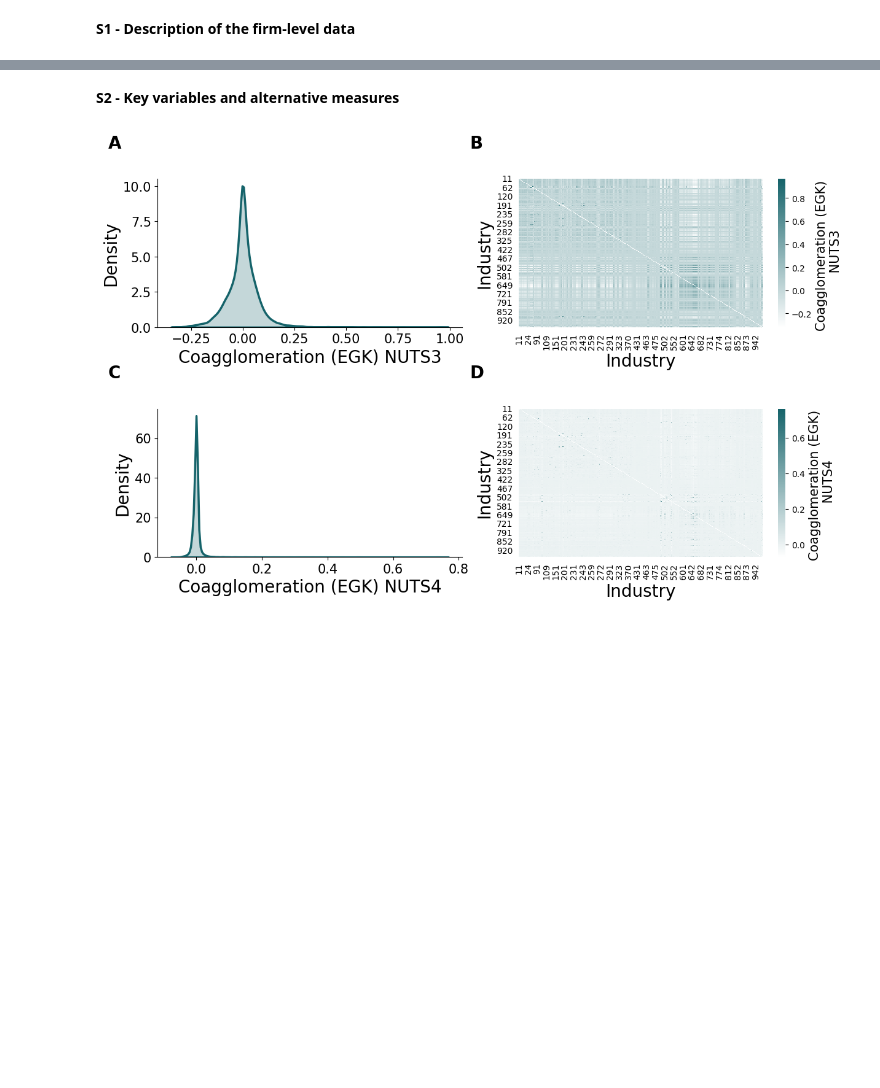
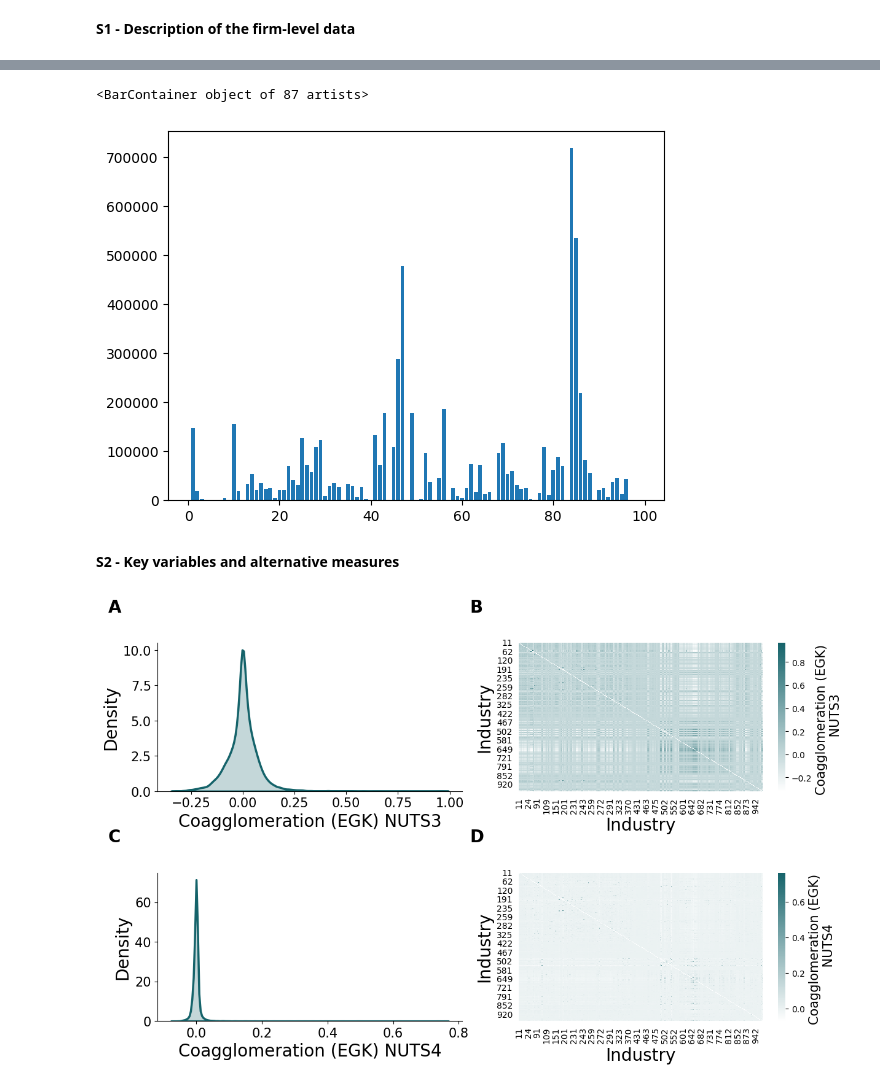
Before and after one commit to sandorjuhasz/coagglomeration, a Jupyter notebook: code/02_supplementary_figures.ipynb, the cells around one changed output, grey strips where cells are left out. Cells and saved outputs as stored; diff of their text form; code cells hidden in the pictures; blank space fills up the shorter version.

```diff
--- a/code/02_supplementary_figures.ipynb
+++ b/code/02_supplementary_figures.ipynb
@@ -227,3 +256,9 @@ Text(-8, 12, 'D')
+# %%
+plt.bar(ind_df["nace2d"], ind_df["total_emp"])
+#plt.semilogy()
+# %% [output]
+<BarContainer object of 87 artists>
+[figure, added]
 # %% [markdown]
 **S2 - Key variables and alternative measures**
 # %%
```
Also changed, not shown: parts of 14 cells of this notebook.
